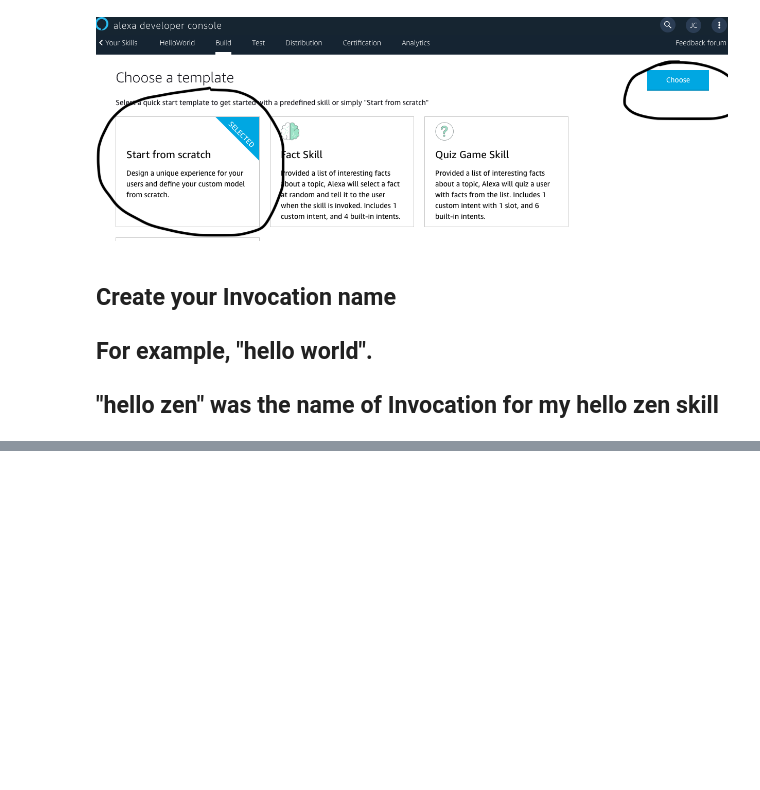
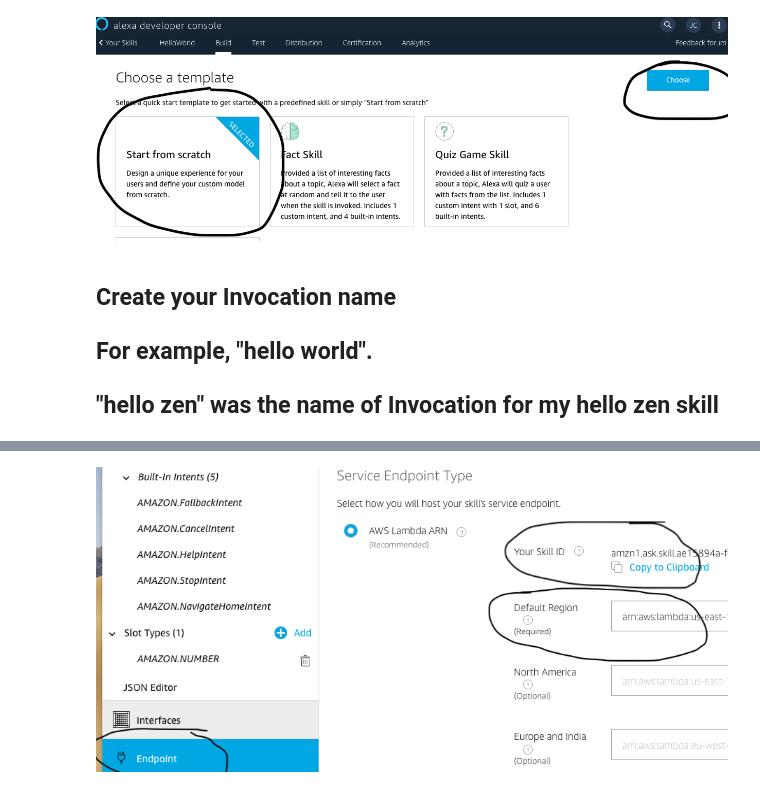
Before and after one commit to jcamier/alexa_hello_zen_python, a Jupyter notebook: alexa_python_talk.ipynb, the cells around one changed output, grey strips where cells are left out. Drawn from its saved outputs; the diff is of its cells as text; code cells hidden in the pictures; blank space fills up the shorter version.

```diff
--- a/alexa_python_talk.ipynb
+++ b/alexa_python_talk.ipynb
@@ -121,0 +145,4 @@ Image(filename='./alexa_step_4.png')
+# %%
+Image(filename='./alexa_step_7.png')
+# %% [output]
+[figure, added]
```
Also changed, not shown: parts of 11 cells of this notebook, 5 other files.
